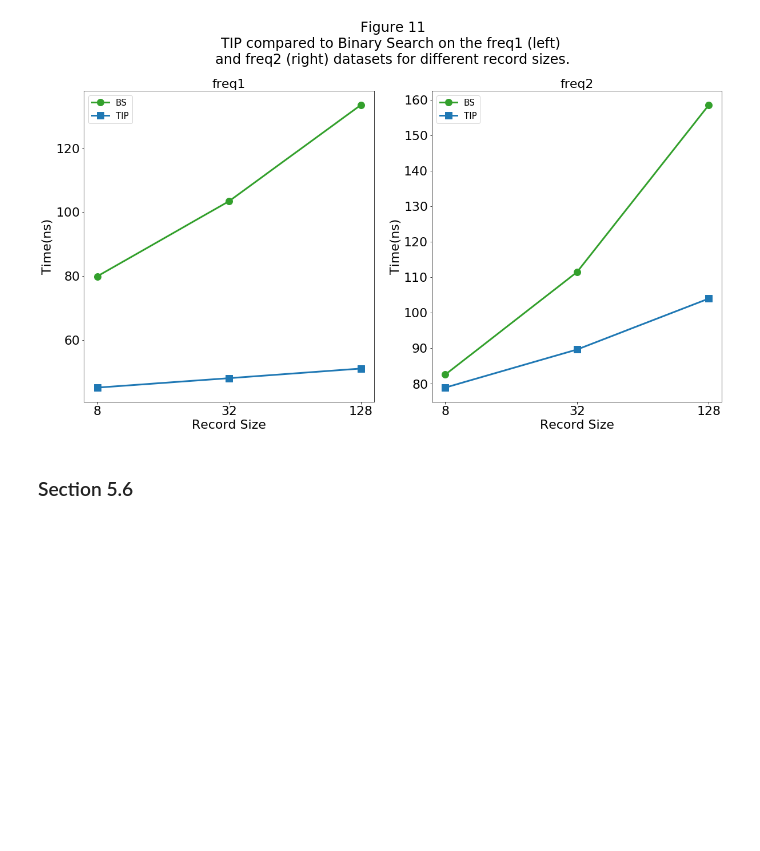
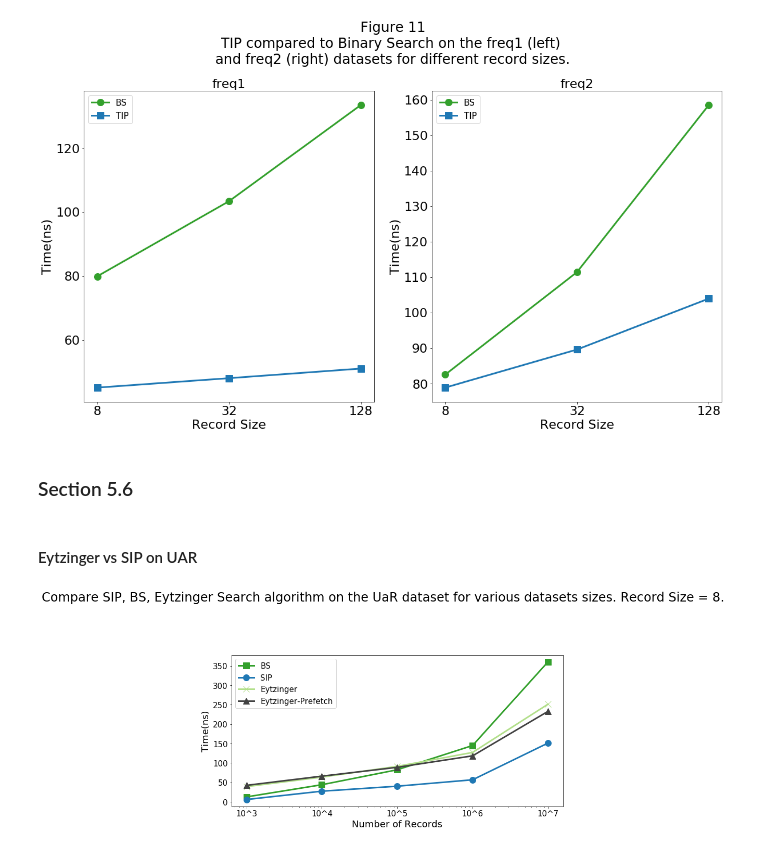
Before and after one commit to UWHustle/Efficiently-Searching-In-Memory-Sorted-Arrays, a Jupyter notebook: reproduce_experiments/CreateFigures.ipynb, the cells around one changed output. Cells and saved outputs as stored; diff of their text form; code cells hidden in the pictures; blank space fills up the shorter version.

Commit message:
section56

```diff
--- a/reproduce_experiments/CreateFigures.ipynb
+++ b/reproduce_experiments/CreateFigures.ipynb
@@ -243,8 +243,10 @@ tsv32="fig6_32.tsv"
 tsv128="fig6_128.tsv"
 
 results8=get_results(tsv8)
+fig6_results8 = results8
 results32=get_results(tsv32)
 results128=get_results(tsv128)
+
 
 groupedByRecordSize = [[],[],[]]
 for i in range(len(results8)//2):
@@ -265,7 +267,6 @@ pos = [i for i in range(len(datasetSizes))]
 width = 0.15
 
 fig, ax = plt.subplots(figsize=(7,5))
-
 
 plt.bar(pos,
         groupedByRecordSize[0],
@@ -633,3 +636,43 @@ plt.gcf().savefig('./figures/fig11.pdf', format='pdf', bbox_inches='tight')
 [figure]
 # %% [markdown]
 ### Section 5.6
+# %% [markdown]
+#### Eytzinger vs SIP on UAR
+# %%
+tsv="section56_SIP_UAR.tsv"
+
+results = []
+results.extend(fig6_results8)
+results.extend(get_results(tsv))
+algoResCount = len(results)//4
+
+bsResults = results[0:algoResCount]
+sipResults = results[algoResCount:algoResCount*2]
+eytpResults = results[algoResCount*2:algoResCount*3]
+eytResults = results[algoResCount*3:algoResCount*4]
+
+fig, ax = plt.subplots(figsize=(10,5))
+xticks = [10**i for i in range(algoResCount)]
+
+plt.plot(xticks, bsResults,   color=green,  marker="s", markersize=12, linewidth=3, label="BS")
+plt.plot(xticks, sipResults,  color=blue,   marker="o", markersize=12, linewidth=3, label="SIP")
+plt.plot(xticks, eytResults, color=lgreen, marker="x", markersize=12, linewidth=3, label="Eytzinger")
+plt.plot(xticks, eytpResults,  color=black,  marker="^", markersize=12, linewidth=3, label="Eytzinger-Prefetch")
+
+ax.set_ylabel('Time(ns)', size=18)
+ax.set_xlabel('Number of Records', size=18)
+ax.set_xscale('log')
+
+# Set the position of the x ticks
+ax.set_xticks(xticks)
+ax.set_xticklabels(["10^"+str(i) for i in [3+i for i in range(algoResCount)]], size=15)
+ax.tick_params(axis='y', labelsize=15)
+
+# Adding the legend and showing the plot
+plt.legend(prop={'size': 15}, loc='upper left')
+caption = "Compare SIP, BS, Eytzinger Search algorithm on the UaR dataset for various datasets sizes. Record Size = 8."
+fig.suptitle(caption, fontsize=24, x=0.5, y=1.3)
+plt.tight_layout()
+plt.gcf().savefig('./figures/sec56_SIP_UaR.pdf', format='pdf',bbox_inches='tight')
+# %% [output]
+[figure, added]
```
Also changed, not shown: parts of 6 cells of this notebook, 4 other files.
